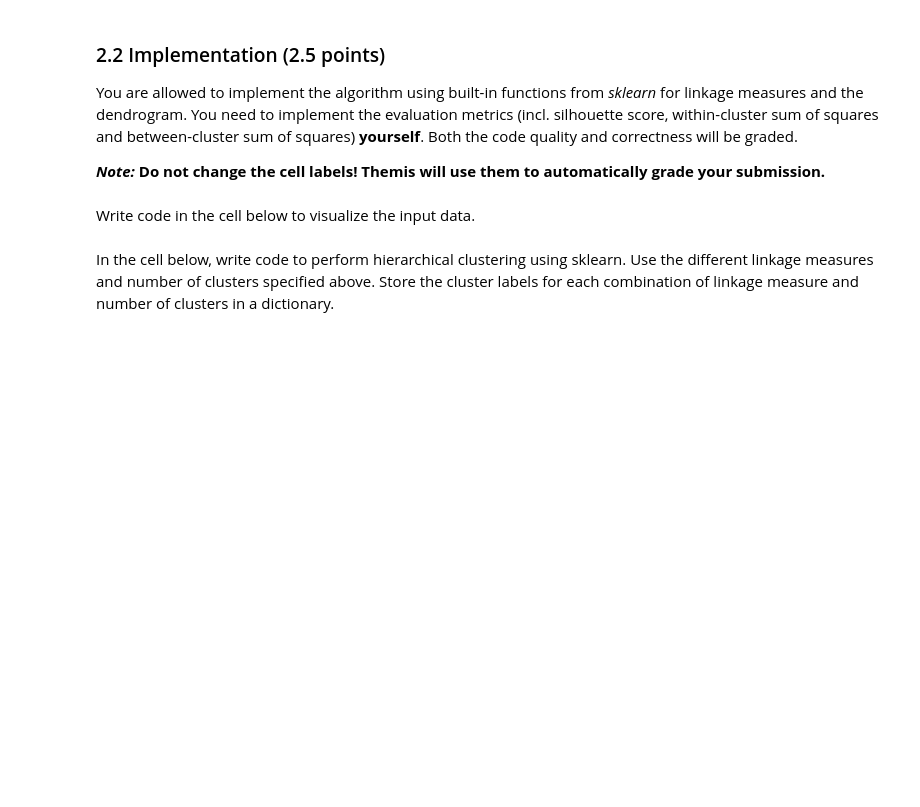
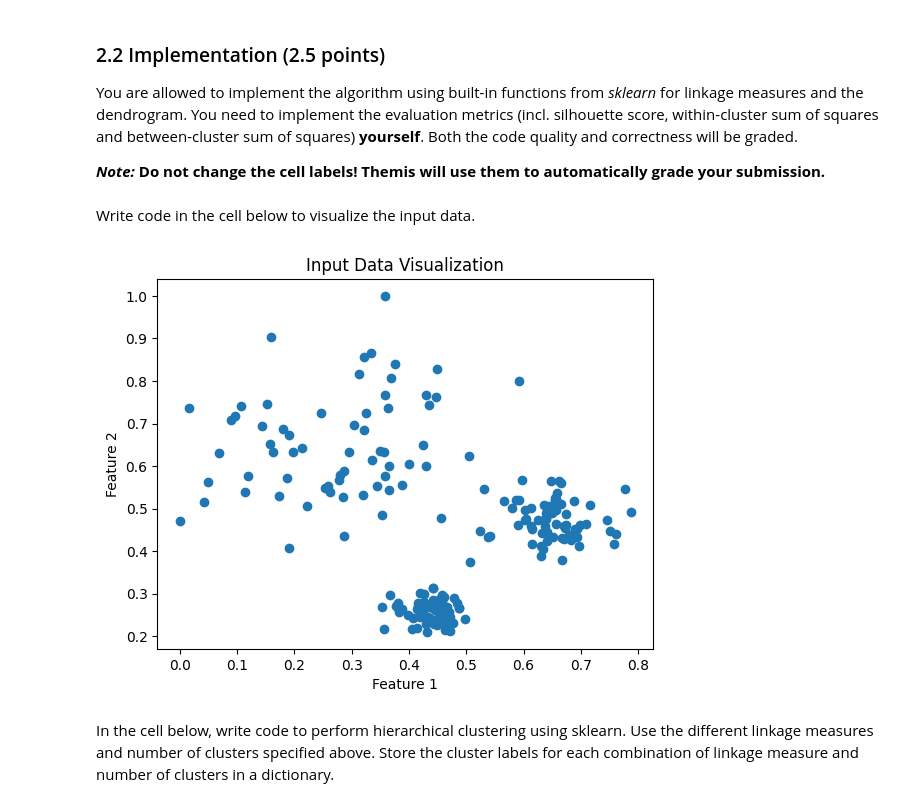
Before and after one commit to HSdeH/ml, a Jupyter notebook: a2/template.ipynb, the cells around one changed output. Drawn from its saved outputs; the diff is of its cells as text; code cells hidden in the pictures; blank space fills up the shorter version.

```diff
--- a/a2/template.ipynb
+++ b/a2/template.ipynb
@@ -64,2 +78,10 @@ Write code in the cell below to visualize the input data.
+# %%
+plt.scatter(data[:, 0], data[:, 1])
+plt.title("Input Data Visualization")
+plt.xlabel("Feature 1")
+plt.ylabel("Feature 2")
+plt.show()
+# %% [output]
+[figure, added]
 # %% [markdown]
 In the cell below, write code to perform hierarchical clustering using sklearn. Use the different linkage measures and number of clusters specified above. Store the cluster labels for each combination of linkage measure and number of clusters in a dictionary.
```
Also changed, not shown: parts of 11 cells of this notebook.
